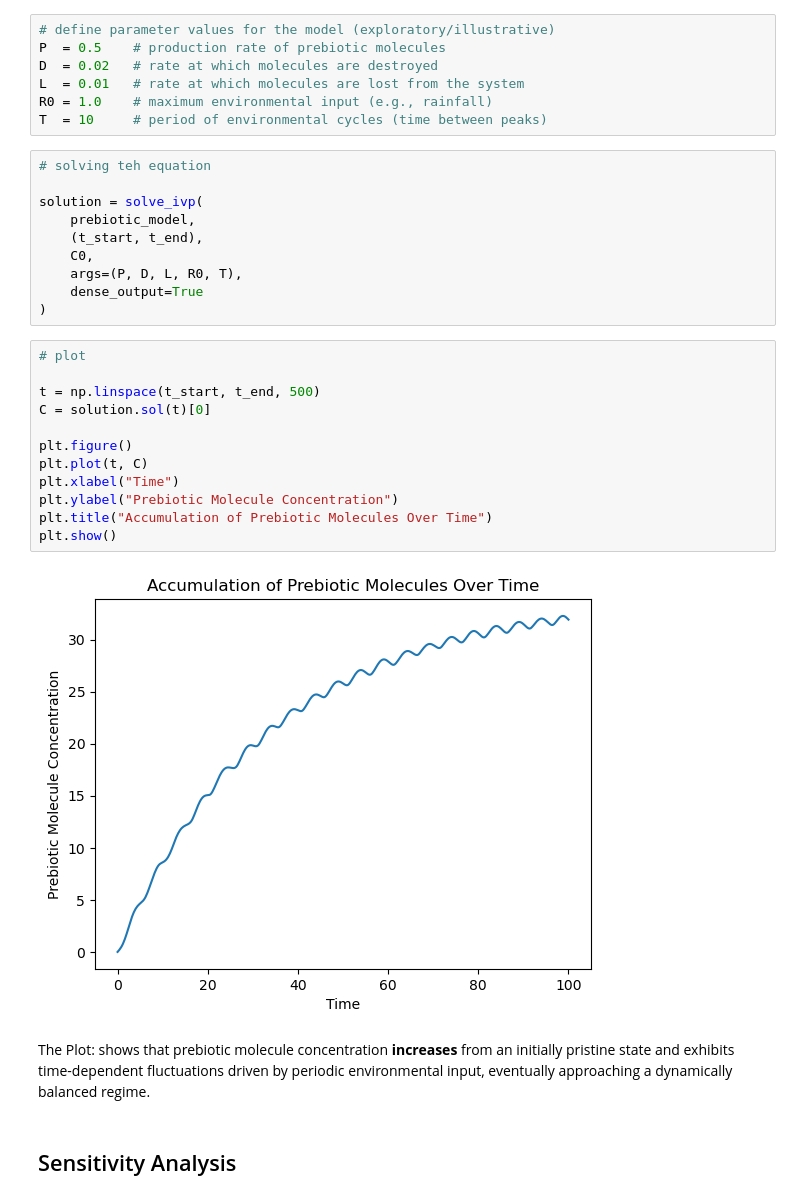
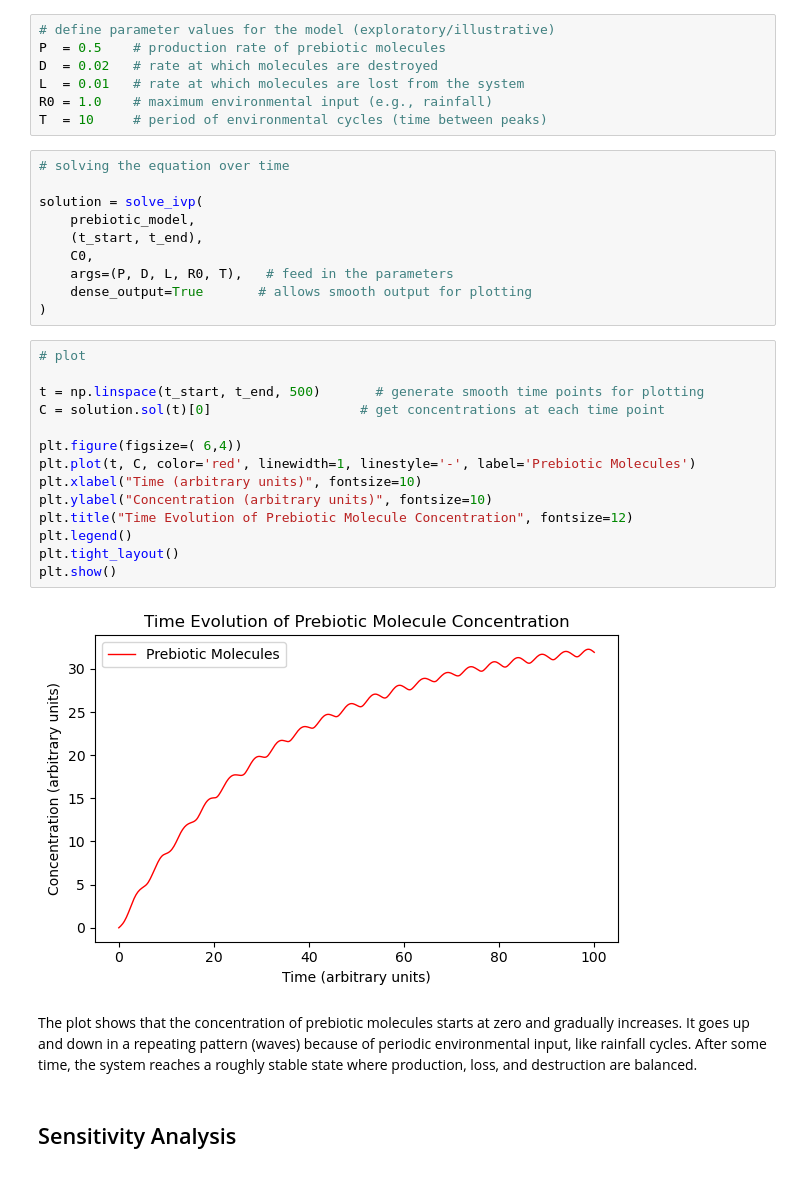
Before and after one commit to DataxEnv/Computational-Modelling-Series, a Jupyter notebook: prebiotic_molecule_accumulation_model.ipynb, the cells around one changed output. Cells and saved outputs as stored; diff of their text form.

```diff
--- a/prebiotic_molecule_accumulation_model.ipynb
+++ b/prebiotic_molecule_accumulation_model.ipynb
@@ -83,31 +83,33 @@ L  = 0.01   # rate at which molecules are lost from the system
 R0 = 1.0    # maximum environmental input (e.g., rainfall)
 T  = 10     # period of environmental cycles (time between peaks)
 # %%
-# solving teh equation
+# solving the equation over time
 
 solution = solve_ivp(
     prebiotic_model,
     (t_start, t_end),
     C0,
-    args=(P, D, L, R0, T),
-    dense_output=True
+    args=(P, D, L, R0, T),   # feed in the parameters
+    dense_output=True       # allows smooth output for plotting
 )
 # %%
 # plot
 
-t = np.linspace(t_start, t_end, 500)
-C = solution.sol(t)[0]
+t = np.linspace(t_start, t_end, 500)       # generate smooth time points for plotting
+C = solution.sol(t)[0]                   # get concentrations at each time point
 
-plt.figure()
-plt.plot(t, C)
-plt.xlabel("Time")
-plt.ylabel("Prebiotic Molecule Concentration")
-plt.title("Accumulation of Prebiotic Molecules Over Time")
+plt.figure(figsize=( 6,4))
+plt.plot(t, C, color='red', linewidth=1, linestyle='-', label='Prebiotic Molecules')
+plt.xlabel("Time (arbitrary units)", fontsize=10)
+plt.ylabel("Concentration (arbitrary units)", fontsize=10)
+plt.title("Time Evolution of Prebiotic Molecule Concentration", fontsize=12)
+plt.legend()
+plt.tight_layout()
 plt.show()
 # %% [output]
-[figure, old version]
+[figure, new version]
 # %% [markdown]
-The Plot: shows that prebiotic molecule concentration **increases** from an initially pristine state and exhibits time-dependent fluctuations driven by periodic environmental input, eventually approaching a dynamically balanced regime.
+The plot shows that the concentration of prebiotic molecules starts at zero and gradually increases. It goes up and down in a repeating pattern (waves) because of periodic environmental input, like rainfall cycles. After some time, the system reaches a roughly stable state where production, loss, and destruction are balanced.
 # %% [markdown]
 ## Sensitivity Analysis
 # %% [markdown]
```
Also changed, not shown: parts of 3 cells of this notebook.
